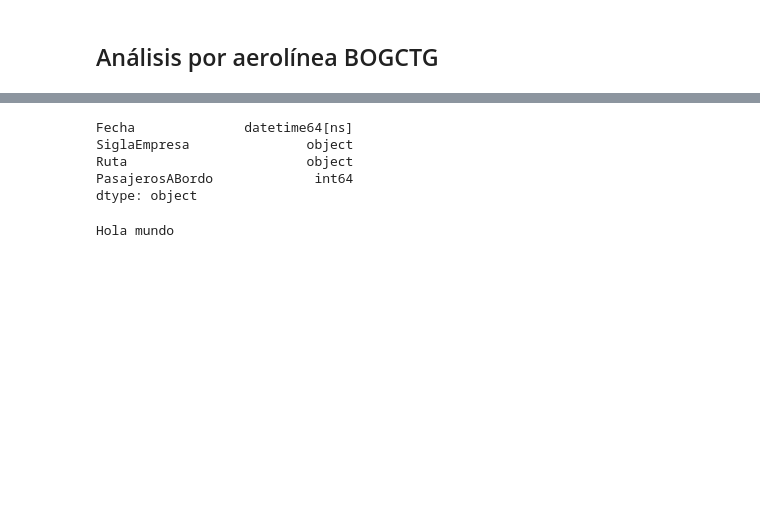
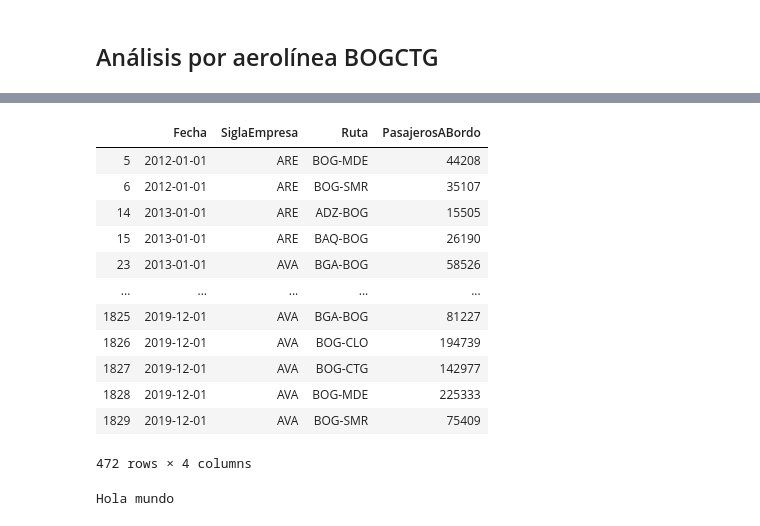
Before and after one commit to dcrojasa/EjerciciosModelosAvanzados1, a Jupyter notebook: Proyecto.ipynb, the cells around one changed output, grey strips where cells are left out. Saved outputs shown, nothing was run; the diff lists cells and outputs as text; code cells hidden in the pictures; blank space fills up the shorter version.

```diff
--- a/Proyecto.ipynb
+++ b/Proyecto.ipynb
@@ -493,12 +512,19 @@ max    33889.711359
 # %%
-dfViva = df1.loc[(df.SiglaEmpresa == "VVC")]
-dfViva.dtypes
+df1.loc[(df.SiglaEmpresa == "ARE")]
 # %% [output]
+|  | Fecha | SiglaEmpresa | Ruta | PasajerosABordo |
+| 5 | 2012-01-01 | ARE | BOG-MDE | 44208 |
+| 6 | 2012-01-01 | ARE | BOG-SMR | 35107 |
+| 14 | 2013-01-01 | ARE | ADZ-BOG | 15505 |
+| 15 | 2013-01-01 | ARE | BAQ-BOG | 26190 |
+| 23 | 2013-01-01 | AVA | BGA-BOG | 58526 |
+| ... | ... | ... | ... | ... |
+| 1825 | 2019-12-01 | AVA | BGA-BOG | 81227 |
+| 1826 | 2019-12-01 | AVA | BOG-CLO | 194739 |
+| 1827 | 2019-12-01 | AVA | BOG-CTG | 142977 |
+| 1828 | 2019-12-01 | AVA | BOG-MDE | 225333 |
+| 1829 | 2019-12-01 | AVA | BOG-SMR | 75409 |
-Fecha              datetime64[ns]
-SiglaEmpresa               object
-Ruta                       object
-PasajerosABordo             int64
-dtype: object
+472 rows × 4 columns
 # %%
 print('Hola mundo')
 # %% [output]
```
Also changed, not shown: parts of 1 cell of this notebook.
